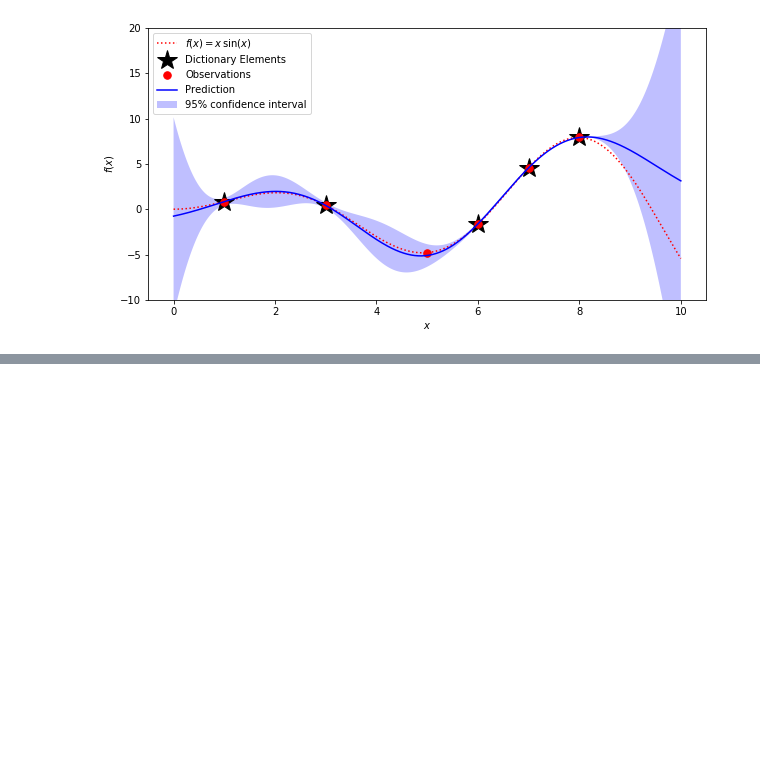
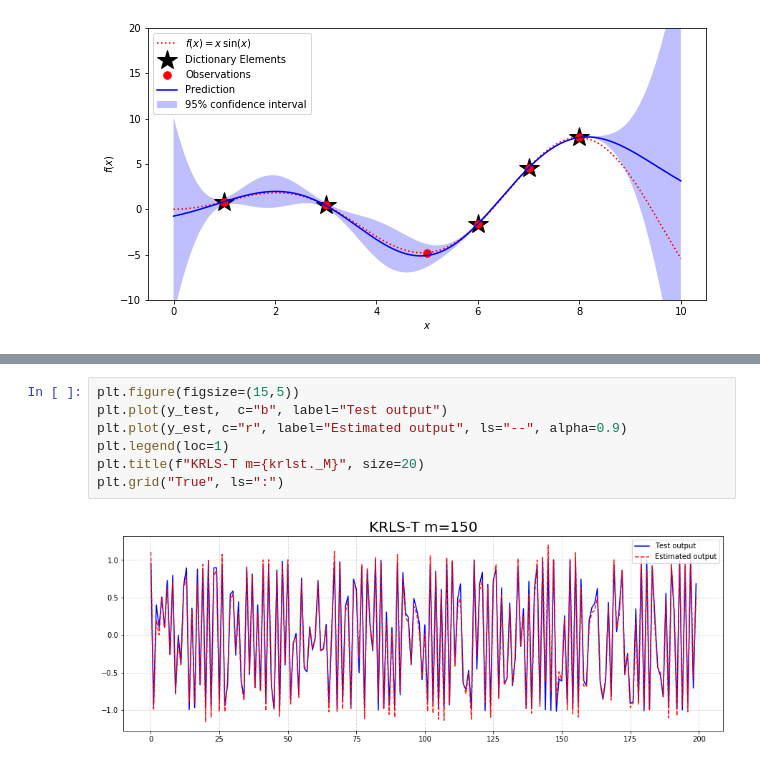
Before and after one commit to lckr/PyKRLST, a Jupyter notebook: PyKRLST_Demo.ipynb, the cells around one changed output, grey strips where cells are left out. Saved outputs shown, nothing was run; the diff lists cells and outputs as text; blank space fills up the shorter version.

```diff
--- a/PyKRLST_Demo.ipynb
+++ b/PyKRLST_Demo.ipynb
@@ -50,0 +148,9 @@ plt.show()
+# %%
+plt.figure(figsize=(15,5))
+plt.plot(y_test,  c="b", label="Test output")
+plt.plot(y_est, c="r", label="Estimated output", ls="--", alpha=0.9)
+plt.legend(loc=1)
+plt.title(f"KRLS-T m={krlst._M}", size=20)
+plt.grid("True", ls=":")
+# %% [output]
+[figure, added]
```
Also changed, not shown: parts of 14 cells of this notebook, 1 other file.
